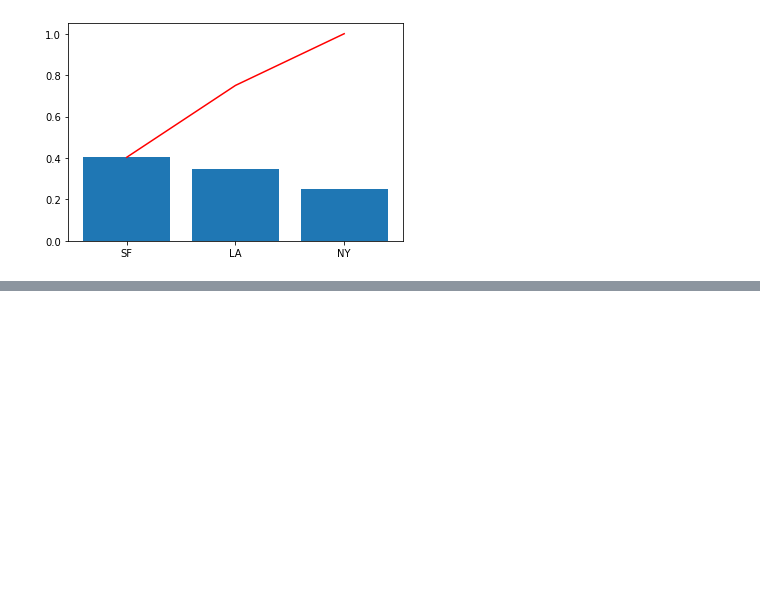
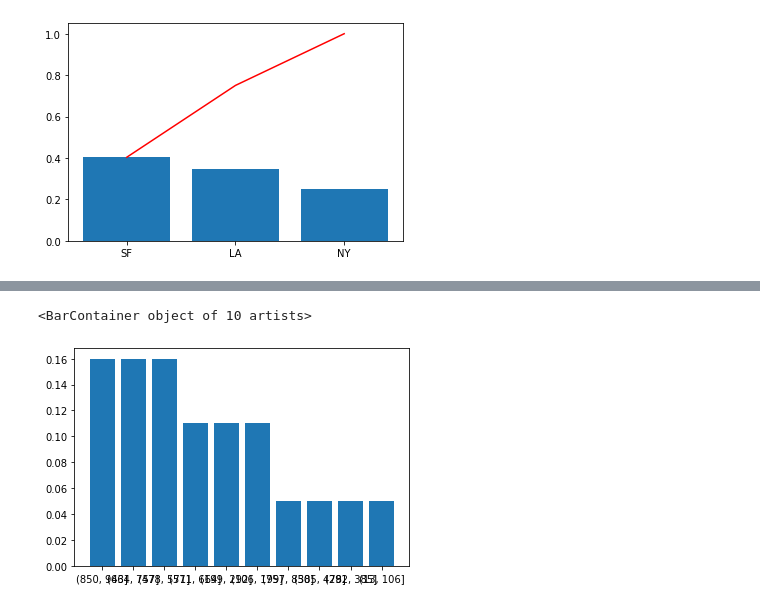
Before and after one commit to kurtzace/complete-data-science-bootcamp-excercises, a Jupyter notebook: Statistics.ipynb, the cells around one changed output, grey strips where cells are left out. Drawn from its saved outputs; the diff is of its cells as text; code cells hidden in the pictures; blank space fills up the shorter version.

```diff
--- a/Statistics.ipynb
+++ b/Statistics.ipynb
@@ -122,0 +132,7 @@ df
+# %%
+df=df.reset_index()
+df["index_str"]=df["index"].apply(lambda x:str(x))
+plt.bar(df["index_str"],df['relFreq'])
+# %% [output]
+<BarContainer object of 10 artists>
+[figure, added]
```
Also changed, not shown: parts of 6 cells of this notebook.
